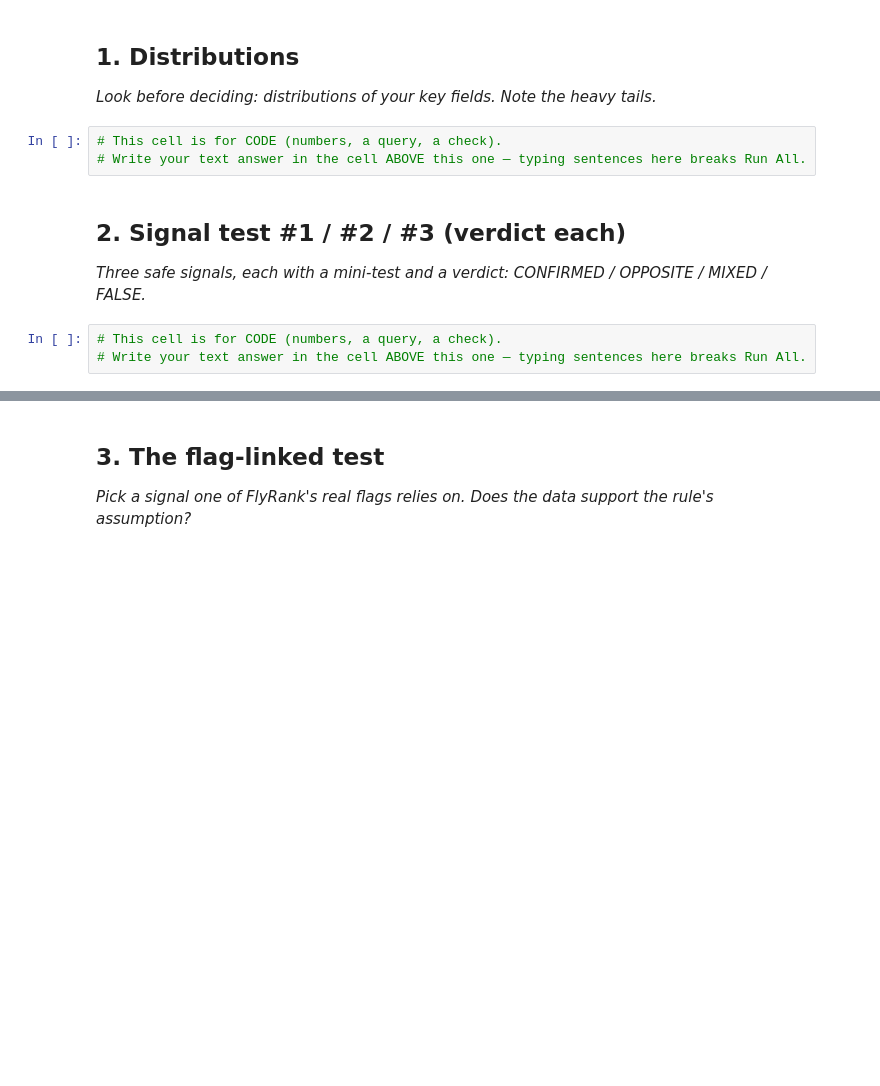
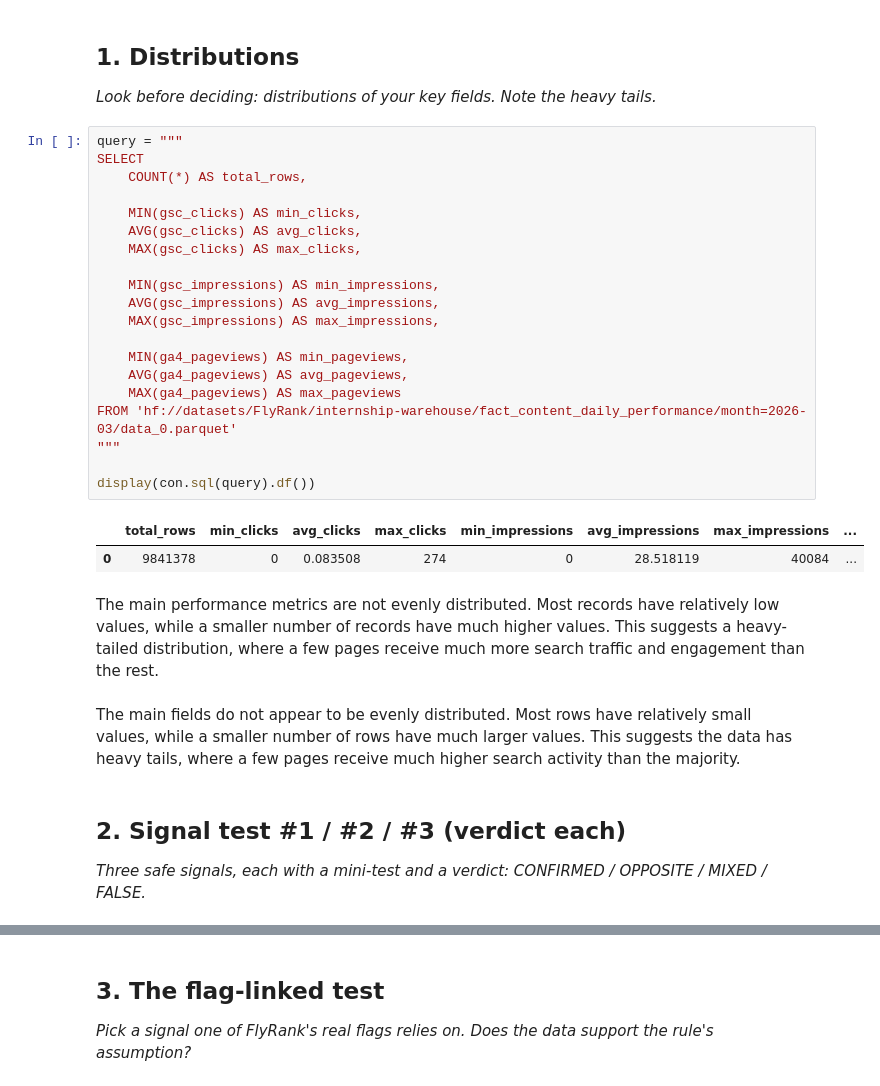
Before and after one commit to MrNICEForBonusWinner/flyrank-ml-internship-starter, a Jupyter notebook: work/notebooks/w04_signal_audit.ipynb, the cells around one changed output, grey strips where cells are left out. Drawn from its saved outputs; the diff is of its cells as text; blank space fills up the shorter version.

```diff
--- a/work/notebooks/w04_signal_audit.ipynb
+++ b/work/notebooks/w04_signal_audit.ipynb
@@ -10,13 +10,34 @@ This skeleton is yours to fill. Work the sections **in order** — each one has
 ## 1. Distributions
 
 *Look before deciding: distributions of your key fields. Note the heavy tails.*
-# %%
-# This cell is for CODE (numbers, a query, a check).
-# Write your text answer in the cell ABOVE this one — typing sentences here breaks Run All.
+# %%
+query = """
+SELECT
+    COUNT(*) AS total_rows,
+
+    MIN(gsc_clicks) AS min_clicks,
+    AVG(gsc_clicks) AS avg_clicks,
+    MAX(gsc_clicks) AS max_clicks,
+
+    MIN(gsc_impressions) AS min_impressions,
+    AVG(gsc_impressions) AS avg_impressions,
+    MAX(gsc_impressions) AS max_impressions,
+
+    MIN(ga4_pageviews) AS min_pageviews,
+    AVG(ga4_pageviews) AS avg_pageviews,
+    MAX(ga4_pageviews) AS max_pageviews
+FROM 'hf://datasets/FlyRank/internship-warehouse/fact_content_daily_performance/month=2026-03/data_0.parquet'
+"""
+
+display(con.sql(query).df())
+# %% [output]
+|  | total_rows | min_clicks | avg_clicks | max_clicks | min_impressions | avg_impressions | max_impressions | ... |
+| 0 | 9841378 | 0 | 0.083508 | 274 | 0 | 28.518119 | 40084 | ... |
+# %% [markdown]
+The main performance metrics are not evenly distributed. Most records have relatively low values, while a smaller number of records have much higher values. This suggests a heavy-tailed distribution, where a few pages receive much more search traffic and engagement than the rest.
+# %% [markdown]
+The main fields do not appear to be evenly distributed. Most rows have relatively small values, while a smaller number of rows have much larger values. This suggests the data has heavy tails, where a few pages receive much higher search activity than the majority.
 # %% [markdown]
 ## 2. Signal test #1 / #2 / #3 (verdict each)
 
 *Three safe signals, each with a mini-test and a verdict: CONFIRMED / OPPOSITE / MIXED / FALSE.*
-# %%
-# This cell is for CODE (numbers, a query, a check).
-# Write your text answer in the cell ABOVE this one — typing sentences here breaks Run All.
```
Also changed, not shown: parts of 9 cells of this notebook.
